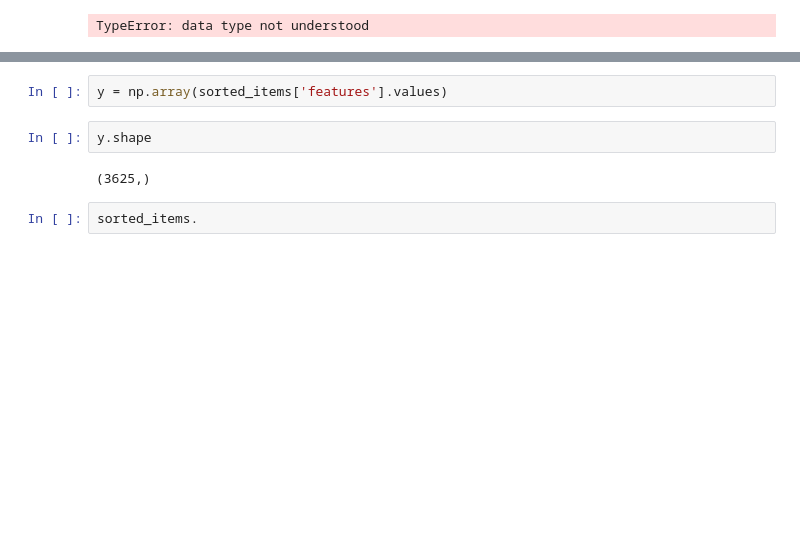
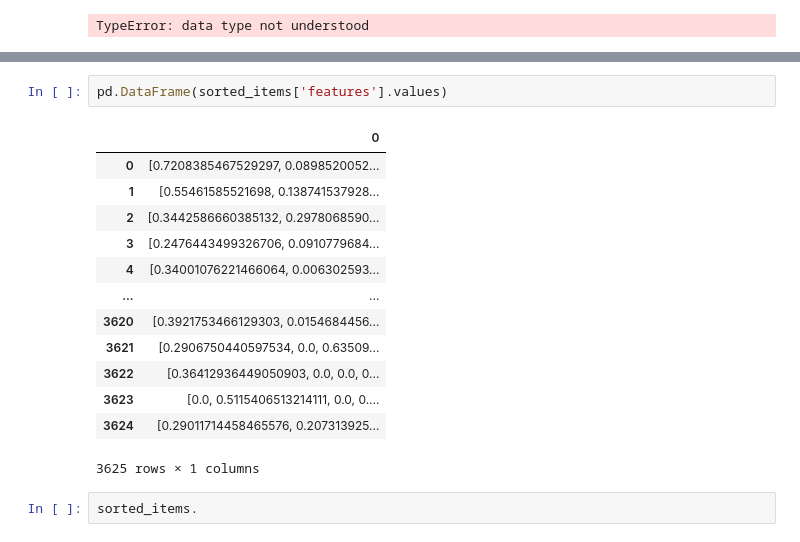
Before and after one commit to branlindsey/movie_recommender, a Jupyter notebook: spark_model.ipynb, the cells around one changed output, grey strips where cells are left out. Cells and saved outputs as stored; diff of their text form; blank space fills up the shorter version.

```diff
--- a/spark_model.ipynb
+++ b/spark_model.ipynb
@@ -270,9 +352,19 @@ TypeError: data type not understood
 # %%
-y = np.array(sorted_items['features'].values)
+pd.DataFrame(sorted_items['features'].values)
+# %% [output]
+|  | 0 |
+| 0 | [0.7208385467529297, 0.0898520052... |
+| 1 | [0.55461585521698, 0.138741537928... |
+| 2 | [0.3442586660385132, 0.2978068590... |
+| 3 | [0.2476443499326706, 0.0910779684... |
+| 4 | [0.34001076221466064, 0.006302593... |
+| ... | ... |
+| 3620 | [0.3921753466129303, 0.0154684456... |
+| 3621 | [0.2906750440597534, 0.0, 0.63509... |
+| 3622 | [0.36412936449050903, 0.0, 0.0, 0... |
+| 3623 | [0.0, 0.5115406513214111, 0.0, 0.... |
+| 3624 | [0.29011714458465576, 0.207313925... |
+3625 rows × 1 columns
-# %%
-y.shape
-# %% [output]
-(3625,)
 # %%
 sorted_items.
 # %% [output]
```
Also changed, not shown: parts of 20 cells of this notebook, 1 other file.
